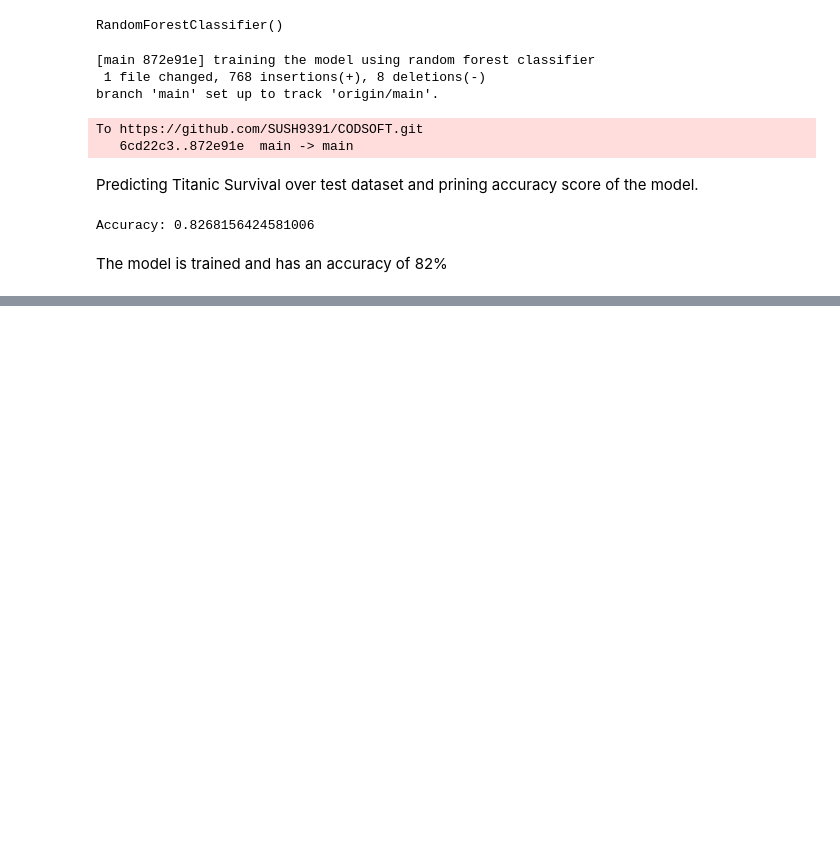
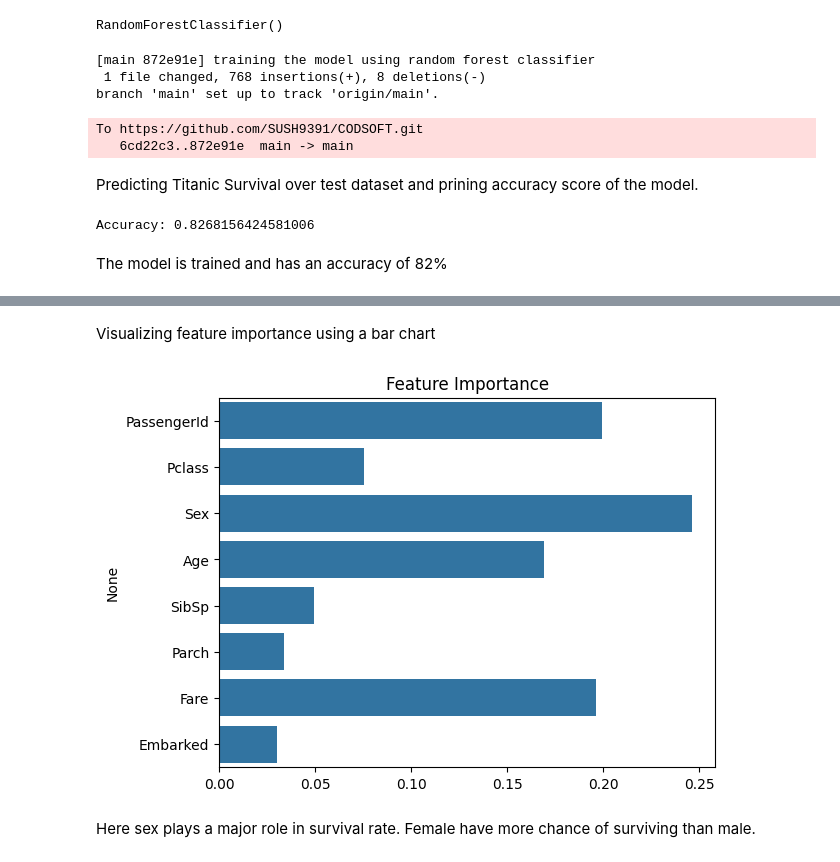
Before and after one commit to SUSH9391/CODSOFT, a Jupyter notebook: model.ipynb, the cells around one changed output, grey strips where cells are left out. Cells and saved outputs as stored; diff of their text form; code cells hidden in the pictures; blank space fills up the shorter version.

```diff
--- a/model.ipynb
+++ b/model.ipynb
@@ -173,0 +184,10 @@ The model is trained and has an accuracy of 82%
+# %% [markdown]
+Visualizing feature importance using a bar chart
+# %%
+sns.barplot(x=model.feature_importances_, y=X.columns)
+plt.title("Feature Importance")
+plt.show()
+# %% [output]
+[figure, added]
+# %% [markdown]
+Here sex plays a major role in survival rate. Female have more chance of surviving than male.
```
Also changed, not shown: parts of 1 cell of this notebook.
